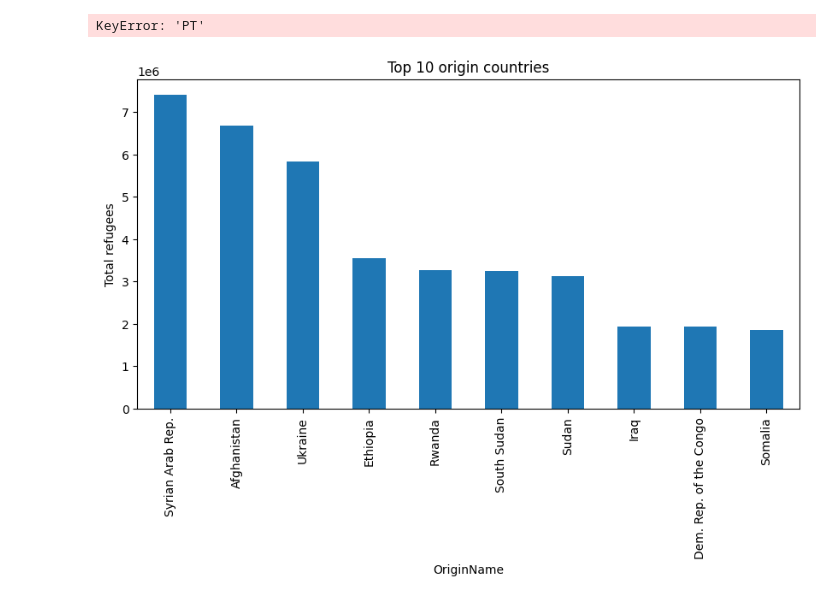
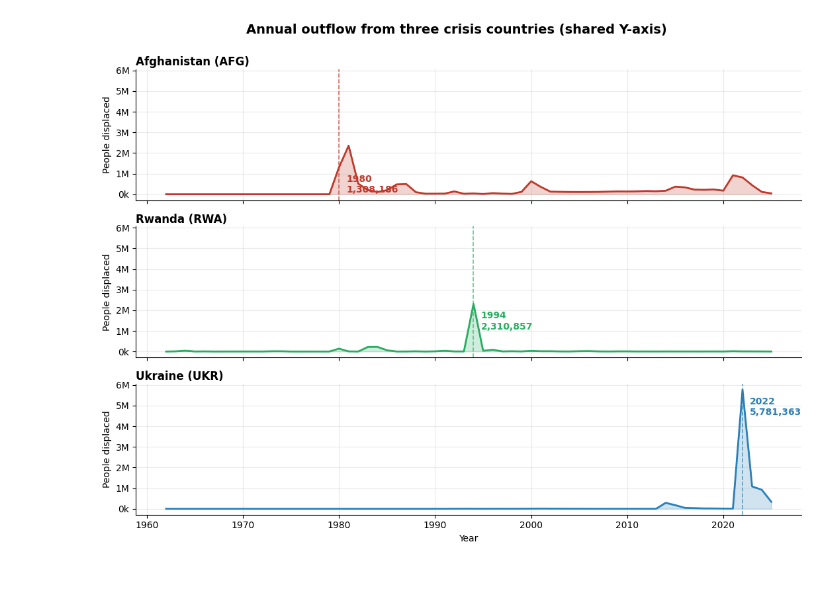
Before and after one commit to TishDuc/TishDuc.github.io, a Jupyter notebook: Displacements_Final_Project/Oiger_script.ipynb, the cells around one changed output. Drawn from its saved outputs; the diff is of its cells as text; code cells hidden in the pictures.

```diff
--- a/Displacements_Final_Project/Oiger_script.ipynb
+++ b/Displacements_Final_Project/Oiger_script.ipynb
@@ -31,0 +5,3 @@ df.head()
+# %%
+df = pd.read_csv('Data/UNHCR_Flow_Data_filtered.csv')
+df.head()
@@ -76,29 +21,45 @@ refugees_per_year.head(10)
-# %%
-pt_per_year = df.groupby(["Year", "PT"])["Count"].sum().reset_index()
-
-plt.figure(figsize=(12,6))
-for pt in pt_per_year["PT"].unique():
-    subset = pt_per_year[pt_per_year["PT"] == pt]
-    plt.plot(subset["Year"], subset["Count"], label=pt)
-
-plt.xlabel("Year")
-plt.ylabel("Total count")
-plt.title("Total displaced people per year by category")
-plt.legend()
-plt.grid(True, alpha=0.3)
-plt.show()
-# %% [output]
-KeyError: 'PT'
-# %%
-top_origins = (
-    ref_df.groupby("OriginName")["Count"]
-    .sum()
-    .sort_values(ascending=False)
-    .head(10)
-)
-
-top_origins.plot(kind="bar", figsize=(10,5), title="Top 10 origin countries")
-plt.ylabel("Total refugees")
-plt.show()
-# %% [output]
-[figure, removed]
+# %%
+# Small multiples — outflow from each crisis country
+CRISES = [
+    ("AFG", "Afghanistan", 1980, "#c0392b"),
+    ("RWA", "Rwanda",      1994, "#27ae60"),
+    ("UKR", "Ukraine",     2022, "#2980b9"),
+]
+
+fig, axes = plt.subplots(3, 1, figsize=(11, 8), sharex=True, sharey=True)
+
+for ax, (iso, name, peak, color) in zip(axes, CRISES):
+    series = (
+        df[df["OriginISO"] == iso]
+        .groupby("Year")["Count"].sum()
+        .reindex(range(1962, 2026), fill_value=0)
+    )
+    ax.fill_between(series.index, series.values, color=color, alpha=0.22)
+    ax.plot(series.index, series.values, color=color, linewidth=2)
+
+    # mark the peak year for the crisis
+    ax.axvline(peak, color=color, linestyle="--", linewidth=1.2, alpha=0.7)
+    peak_val = series.loc[peak] if peak in series.index else 0
+    ax.annotate(
+        f"{peak}\n{int(peak_val):,}",
+        xy=(peak, peak_val),
+        xytext=(8, -8), textcoords="offset points",
+        fontsize=10, fontweight="bold", color=color, va="top",
+    )
+
+    ax.set_title(f"{name} ({iso})", loc="left", fontsize=12, fontweight="bold", pad=4)
+    ax.set_ylabel("People displaced")
+    ax.grid(alpha=0.25)
+    for sp in ("top", "right"):
+        ax.spines[sp].set_visible(False)
+    # human-readable Y ticks
+    ax.yaxis.set_major_formatter(plt.FuncFormatter(lambda x, _: f"{int(x/1e6)}M" if x >= 1e6 else f"{int(x/1e3)}k"))
+
+axes[-1].set_xlabel("Year")
+fig.suptitle("Annual outflow from three crisis countries (shared Y-axis)",
+             fontsize=14, fontweight="bold", y=1.0)
+fig.tight_layout()
+plt.savefig("../visualizations/crisis_outflows.png", dpi=150, bbox_inches="tight")
+plt.show()
+# %% [output]
+[figure, added]
```
Also changed, not shown: parts of 10 cells of this notebook.
